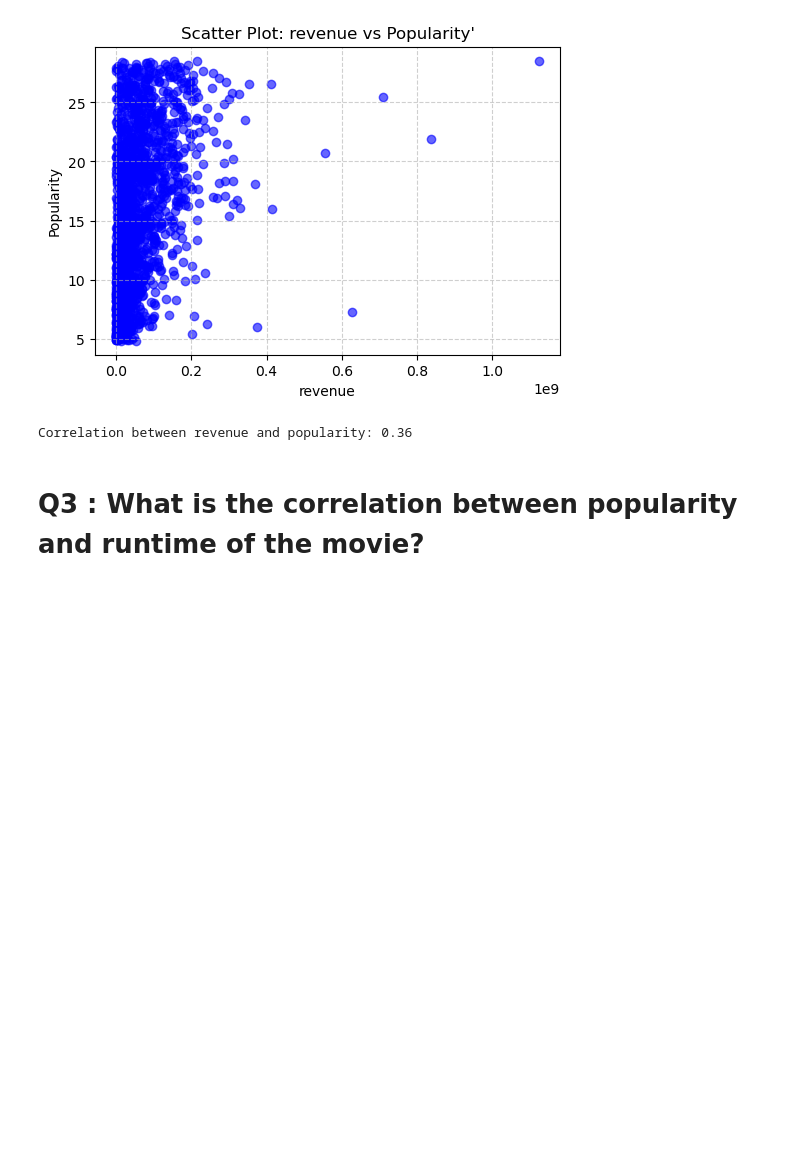
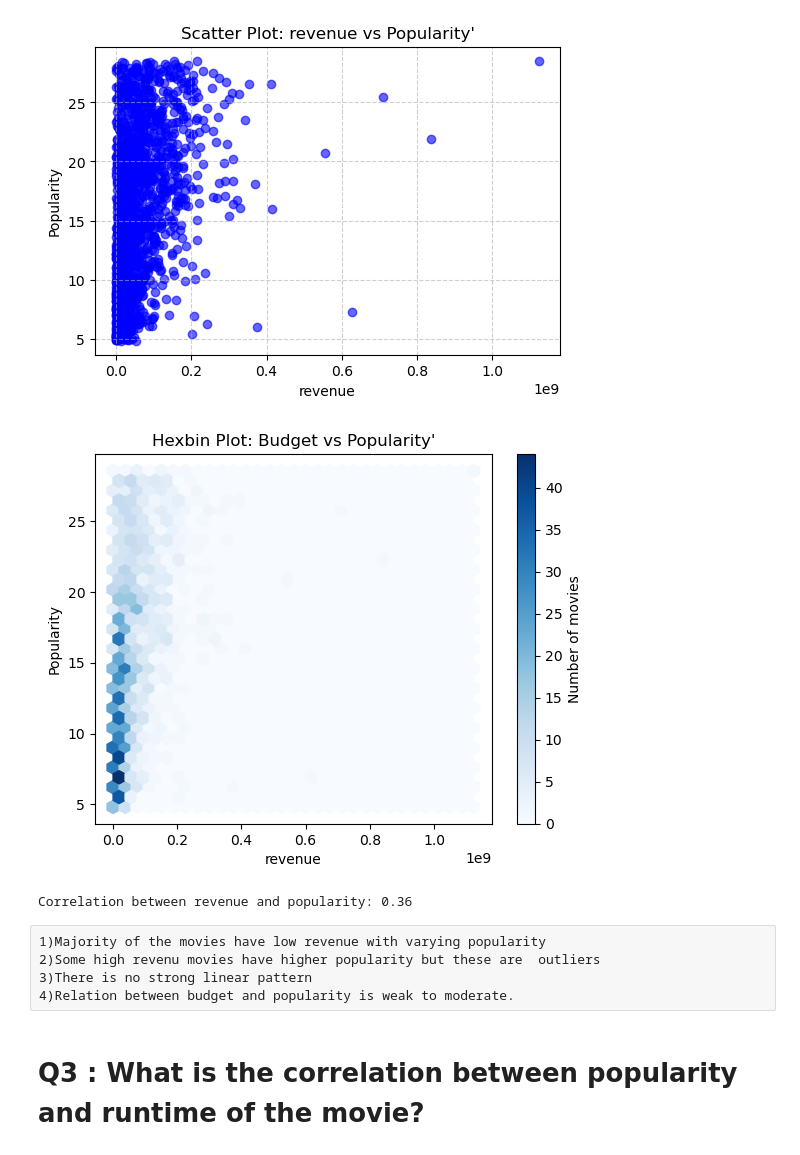
Before and after one commit to kamranalisays/DataAnalyst, a Jupyter notebook: DataAnalysisProject/Project-1-Data-Analysis.ipynb, the cells around one changed output. Cells and saved outputs as stored; diff of their text form; code cells hidden in the pictures; blank space fills up the shorter version.

```diff
--- a/DataAnalysisProject/Project-1-Data-Analysis.ipynb
+++ b/DataAnalysisProject/Project-1-Data-Analysis.ipynb
@@ -423,11 +397,23 @@ plt.grid(True, linestyle='--', alpha=0.6)
 plt.show()
 # %% [output]
 [figure]
+# %%
+plt.hexbin(df['revenue'], df['popularity'], gridsize=30, cmap='Blues')
+plt.colorbar(label='Number of movies')
+assign_title_and_labels(title="Hexbin Plot: Budget vs Popularity'" , xlabel="revenue" , ylabel="Popularity" )
+plt.show()
+# %% [output]
+[figure, added]
 # %%
 correlation = df['revenue'].corr(df['popularity'])
 print(f"Correlation between revenue and popularity: {correlation:.2f}")
 # %% [output]
 Correlation between revenue and popularity: 0.36
+# %% [raw]
+1)Majority of the movies have low revenue with varying popularity
+2)Some high revenu movies have higher popularity but these are  outliers
+3)There is no strong linear pattern
+4)Relation between budget and popularity is weak to moderate.
 # %% [markdown]
 # Q3 : What is the correlation between popularity and runtime of the movie?
 # %%
```
Also changed, not shown: parts of 23 cells of this notebook.
